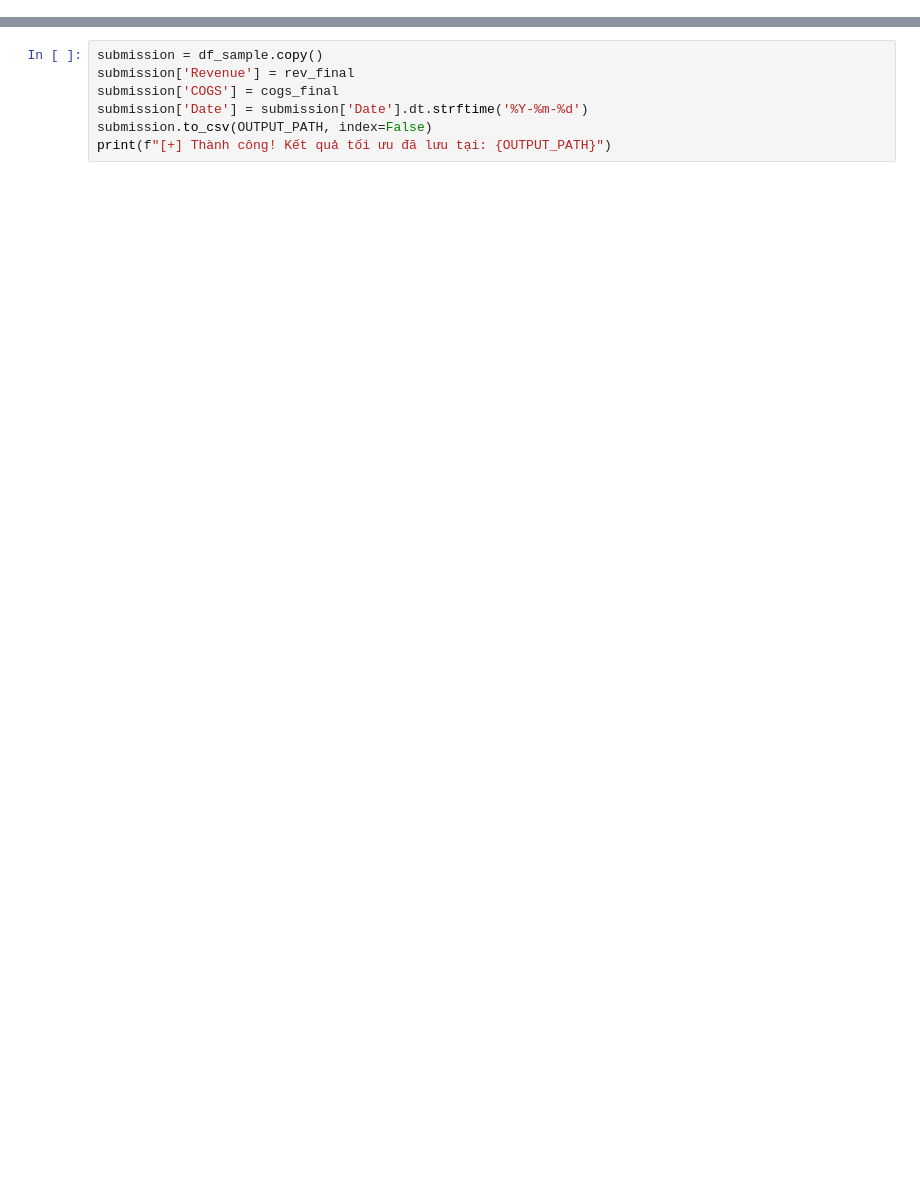
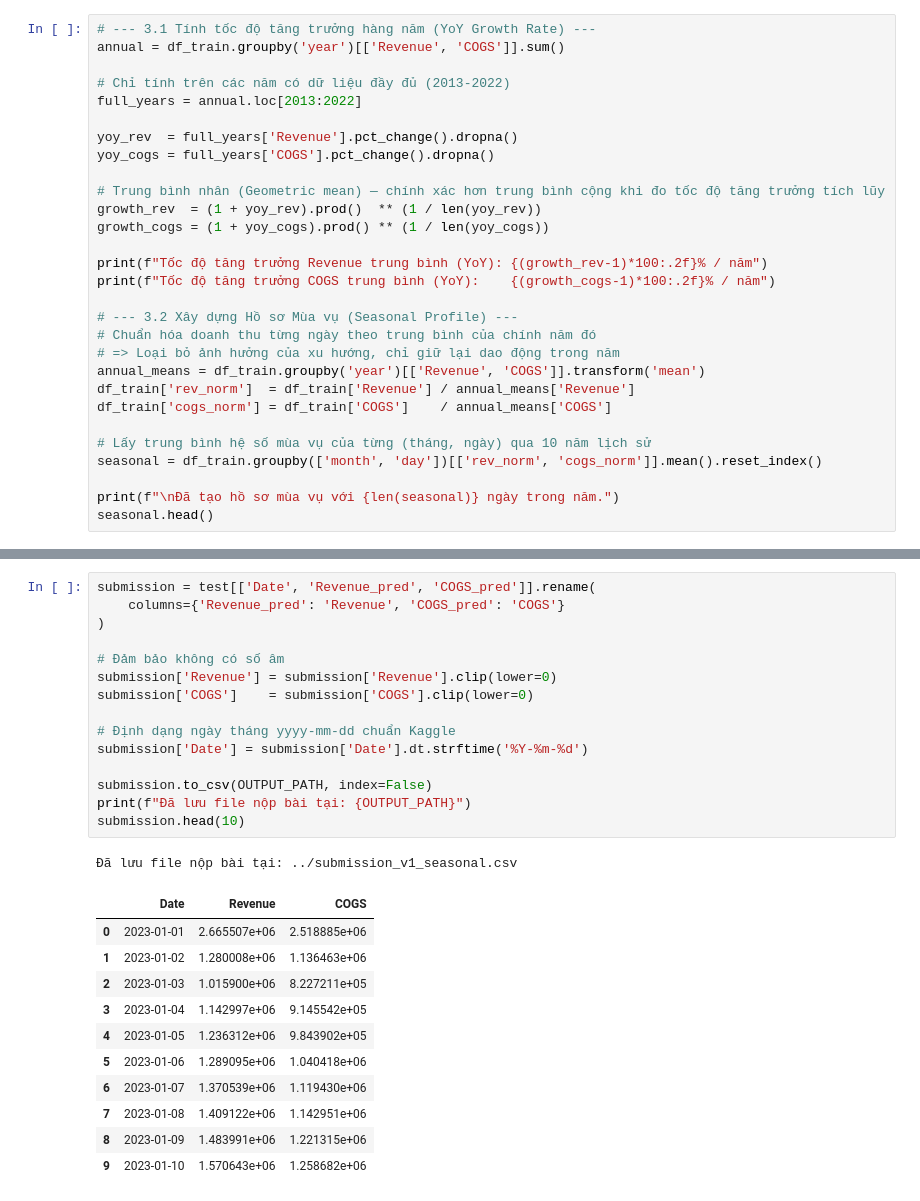
Before and after one commit to khanhnq35/Datathon_Outliers, a Jupyter notebook: notebooks/01_baseline_forecast.ipynb, the cells around one changed output, grey strips where cells are left out. Saved outputs shown, nothing was run; the diff lists cells and outputs as text; blank space fills up the shorter version.

```diff
--- a/notebooks/01_baseline_forecast.ipynb
+++ b/notebooks/01_baseline_forecast.ipynb
@@ -134,0 +49,29 @@ fig.show()
+# %%
+# --- 3.1 Tính tốc độ tăng trưởng hàng năm (YoY Growth Rate) ---
+annual = df_train.groupby('year')[['Revenue', 'COGS']].sum()
+
+# Chỉ tính trên các năm có dữ liệu đầy đủ (2013-2022)
+full_years = annual.loc[2013:2022]
+
+yoy_rev  = full_years['Revenue'].pct_change().dropna()
+yoy_cogs = full_years['COGS'].pct_change().dropna()
+
+# Trung bình nhân (Geometric mean) — chính xác hơn trung bình cộng khi đo tốc độ tăng trưởng tích lũy
+growth_rev  = (1 + yoy_rev).prod()  ** (1 / len(yoy_rev))
+growth_cogs = (1 + yoy_cogs).prod() ** (1 / len(yoy_cogs))
+
+print(f"Tốc độ tăng trưởng Revenue trung bình (YoY): {(growth_rev-1)*100:.2f}% / năm")
+print(f"Tốc độ tăng trưởng COGS trung bình (YoY):    {(growth_cogs-1)*100:.2f}% / năm")
+
+# --- 3.2 Xây dựng Hồ sơ Mùa vụ (Seasonal Profile) ---
+# Chuẩn hóa doanh thu từng ngày theo trung bình của chính năm đó
+# => Loại bỏ ảnh hưởng của xu hướng, chỉ giữ lại dao động trong năm
+annual_means = df_train.groupby('year')[['Revenue', 'COGS']].transform('mean')
+df_train['rev_norm']  = df_train['Revenue'] / annual_means['Revenue']
+df_train['cogs_norm'] = df_train['COGS']    / annual_means['COGS']
+
+# Lấy trung bình hệ số mùa vụ của từng (tháng, ngày) qua 10 năm lịch sử
+seasonal = df_train.groupby(['month', 'day'])[['rev_norm', 'cogs_norm']].mean().reset_index()
+
+print(f"\nĐã tạo hồ sơ mùa vụ với {len(seasonal)} ngày trong năm.")
+seasonal.head()
@@ -135,7 +176,28 @@ fig.show()
 # %%
-submission = df_sample.copy()
-submission['Revenue'] = rev_final
-submission['COGS'] = cogs_final
+submission = test[['Date', 'Revenue_pred', 'COGS_pred']].rename(
+    columns={'Revenue_pred': 'Revenue', 'COGS_pred': 'COGS'}
+)
+
+# Đảm bảo không có số âm
+submission['Revenue'] = submission['Revenue'].clip(lower=0)
+submission['COGS']    = submission['COGS'].clip(lower=0)
+
+# Định dạng ngày tháng yyyy-mm-dd chuẩn Kaggle
 submission['Date'] = submission['Date'].dt.strftime('%Y-%m-%d')
+
 submission.to_csv(OUTPUT_PATH, index=False)
-print(f"[+] Thành công! Kết quả tối ưu đã lưu tại: {OUTPUT_PATH}")
+print(f"Đã lưu file nộp bài tại: {OUTPUT_PATH}")
+submission.head(10)
+# %% [output]
+Đã lưu file nộp bài tại: ../submission_v1_seasonal.csv
+|  | Date | Revenue | COGS |
+| 0 | 2023-01-01 | 2.665507e+06 | 2.518885e+06 |
+| 1 | 2023-01-02 | 1.280008e+06 | 1.136463e+06 |
+| 2 | 2023-01-03 | 1.015900e+06 | 8.227211e+05 |
+| 3 | 2023-01-04 | 1.142997e+06 | 9.145542e+05 |
+| 4 | 2023-01-05 | 1.236312e+06 | 9.843902e+05 |
+| 5 | 2023-01-06 | 1.289095e+06 | 1.040418e+06 |
+| 6 | 2023-01-07 | 1.370539e+06 | 1.119430e+06 |
+| 7 | 2023-01-08 | 1.409122e+06 | 1.142951e+06 |
+| 8 | 2023-01-09 | 1.483991e+06 | 1.221315e+06 |
+| 9 | 2023-01-10 | 1.570643e+06 | 1.258682e+06 |
```
Also changed, not shown: parts of 25 cells of this notebook, 1 other file.
